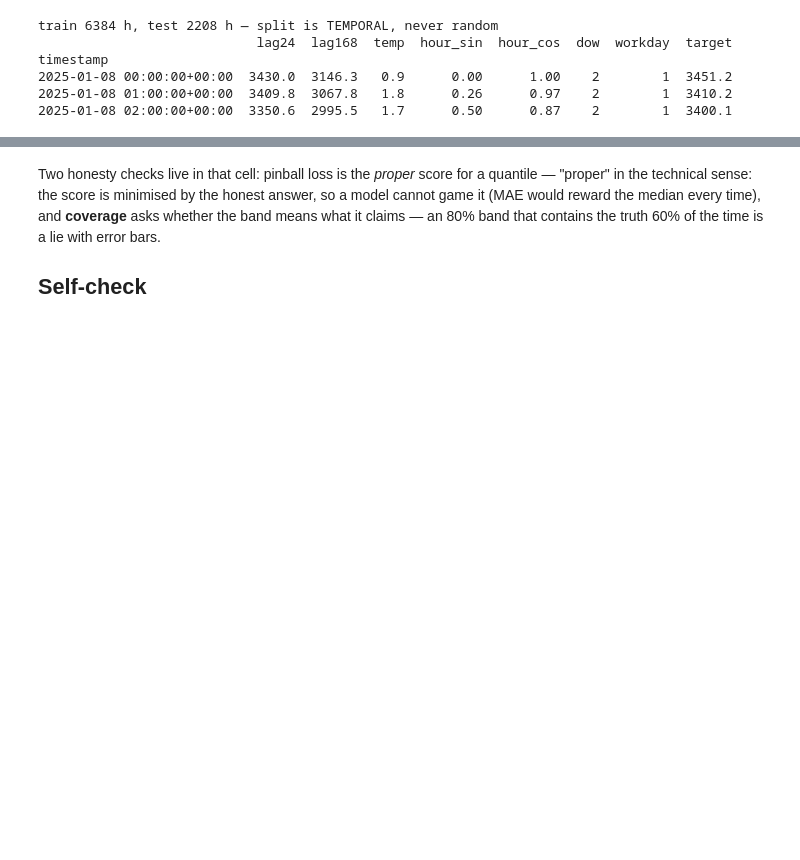
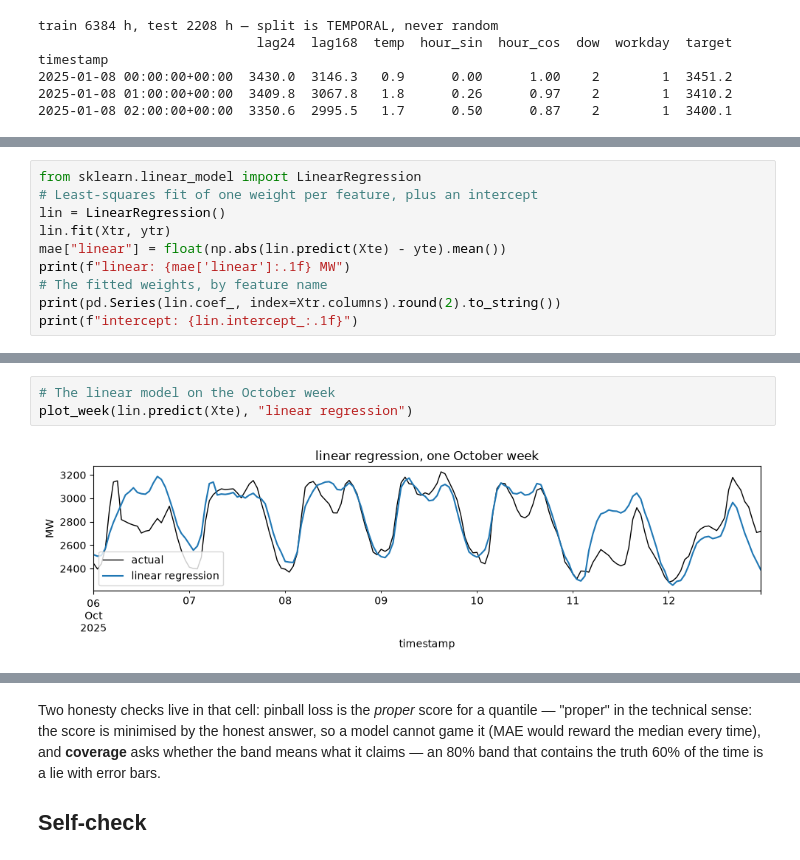
Before and after one commit to KTH-EG2140/course-material, a Jupyter notebook: notebooks/LC10_forecasting_learners.ipynb, the cells around one changed output, grey strips where cells are left out. Cells and saved outputs as stored; diff of their text form; blank space fills up the shorter version.

```diff
--- a/notebooks/LC10_forecasting_learners.ipynb
+++ b/notebooks/LC10_forecasting_learners.ipynb
@@ -135,0 +263,10 @@ ax.legend(); ax.set_ylabel("MW"); ax.set_title("Probabilistic forecast, one Octo
+# %%
+from sklearn.linear_model import LinearRegression
+# Least-squares fit of one weight per feature, plus an intercept
+lin = LinearRegression()
+lin.fit(Xtr, ytr)
+mae["linear"] = float(np.abs(lin.predict(Xte) - yte).mean())
+print(f"linear: {mae['linear']:.1f} MW")
+# The fitted weights, by feature name
+print(pd.Series(lin.coef_, index=Xtr.columns).round(2).to_string())
+print(f"intercept: {lin.intercept_:.1f}")
@@ -135,0 +291,5 @@ ax.legend(); ax.set_ylabel("MW"); ax.set_title("Probabilistic forecast, one Octo
+# %%
+# The linear model on the October week
+plot_week(lin.predict(Xte), "linear regression")
+# %% [output]
+[figure, added]
```
Also changed, not shown: parts of 38 cells of this notebook, 4 other files.
